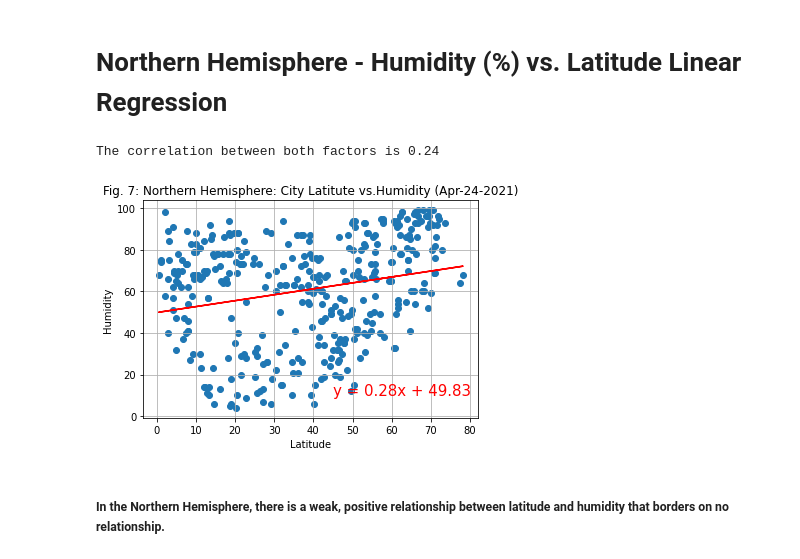
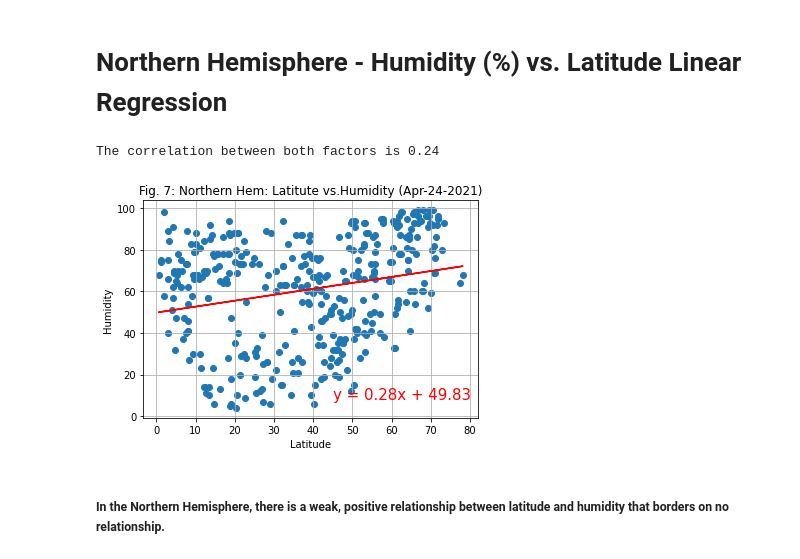
Before and after one commit to MarcLeslie/python-api-challenge, a Jupyter notebook: WeatherPy/WeatherPy.ipynb, the cells around one changed output. Saved outputs shown, nothing was run; the diff lists cells and outputs as text; code cells hidden in the pictures.

```diff
--- a/WeatherPy/WeatherPy.ipynb
+++ b/WeatherPy/WeatherPy.ipynb
@@ -296,24 +296,24 @@ The correlation between both factors is 0.73
 # %%
 lat_NH = NH_df.iloc[:,1]
 humidity_NH = NH_df.iloc[:,4]
 correlation = st.pearsonr(lat_NH, humidity_NH)
 print(f"The correlation between both factors is {round(correlation[0],2)}")
 #x_values = lat_NH, y_values = humidity_NH
 (slope, intercept, rvalue, pvalue, stderr) = linregress(lat_NH, humidity_NH)
 regress_values = lat_NH * slope + intercept
 line_eq = "y = " + str(round(slope,2)) + "x + " + str(round(intercept,2))
 plt.scatter(lat_NH, humidity_NH)
 plt.plot(lat_NH,regress_values,"r-")
-plt.annotate(line_eq,(45,10),fontsize=15,color="red")
+plt.annotate(line_eq,(45,8),fontsize=15,color="red")
 plt.xlabel("Latitude")
 plt.ylabel("Humidity")
-plt.title(f"Fig. 7: Northern Hemisphere: City Latitute vs.Humidity ({date})")
+plt.title(f"Fig. 7: Northern Hem: Latitute vs.Humidity ({date})")
 plt.grid()
 plt.savefig("../output_data/Fig7_city_lat_humid_LR_NH.png")
 plt.show()
 # %% [output]
 The correlation between both factors is 0.24
-[figure, old version]
+[figure, new version]
 # %% [markdown]
 ##### In the Northern Hemisphere, there is a weak, positive relationship between latitude and humidity that borders on no relationship.
 # %% [markdown]
```
Also changed, not shown: parts of 12 cells of this notebook, 13 other files.
